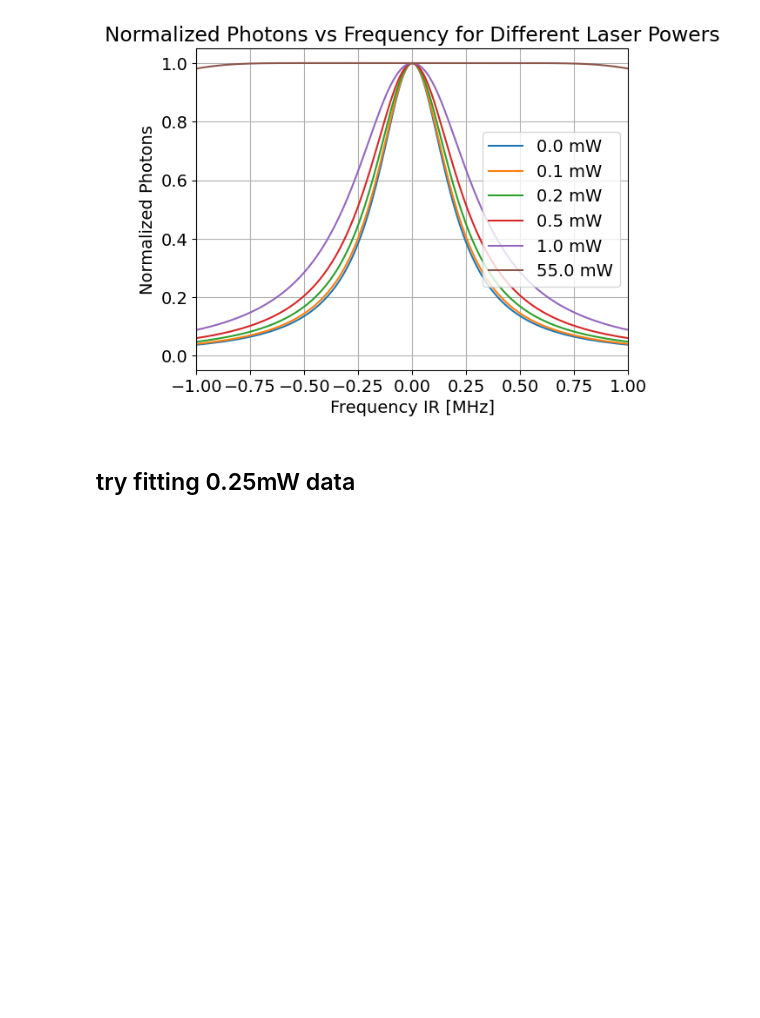
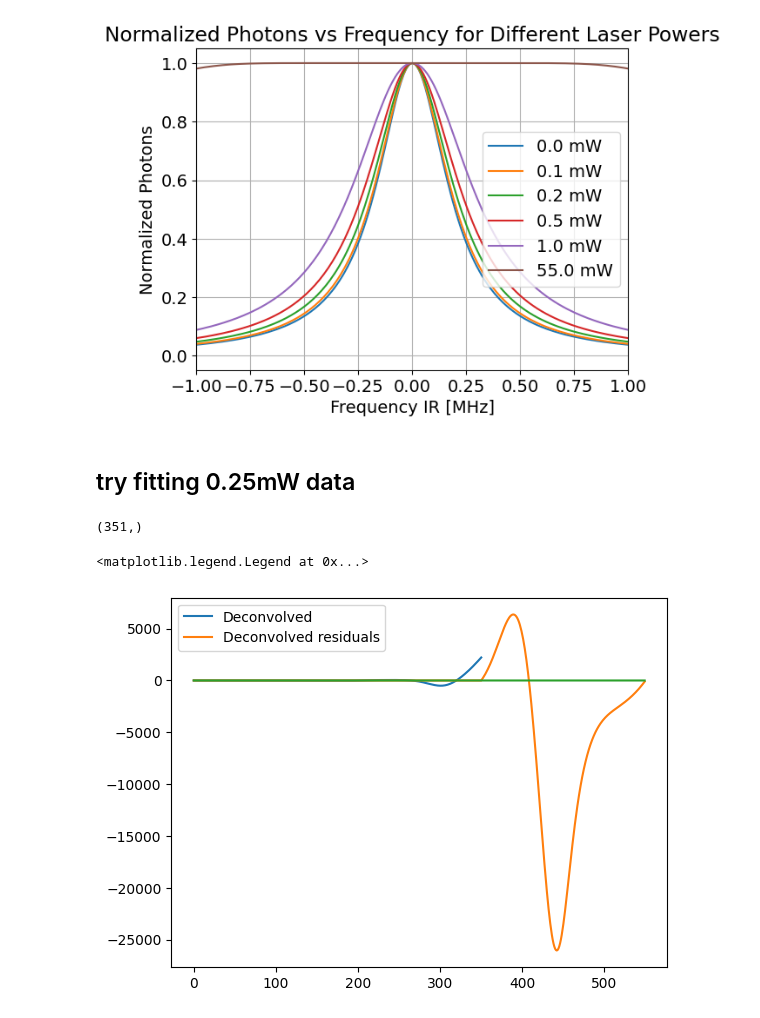
Before and after one commit to zhouperry/CeNTREX-TlF-julia-extension, a Jupyter notebook: examples/R2 transition longer beamline.ipynb, the cells around one changed output. Saved outputs shown, nothing was run; the diff lists cells and outputs as text; code cells hidden in the pictures; blank space fills up the shorter version.

```diff
--- a/examples/R2 transition longer beamline.ipynb
+++ b/examples/R2 transition longer beamline.ipynb
@@ -493,3 +497,15 @@ with open("results_scan_freq.pkl", "wb") as f:
 # %% [markdown]
 ## try fitting 0.25mW data
+# %%
+fs_distribution.shape
+# %% [output]
+(351,)
+# %%
+plt.plot(deconvolve(interp, results_simu[125:325])[0], label="Deconvolved")
+plt.plot(deconvolve(interp, results_simu[125:325])[1], label="Deconvolved residuals")
+plt.plot(interp)
+plt.legend()
+# %% [output]
+<matplotlib.legend.Legend at 0x...>
+[figure, added]
 # %%
```
Also changed, not shown: parts of 3 cells of this notebook.
